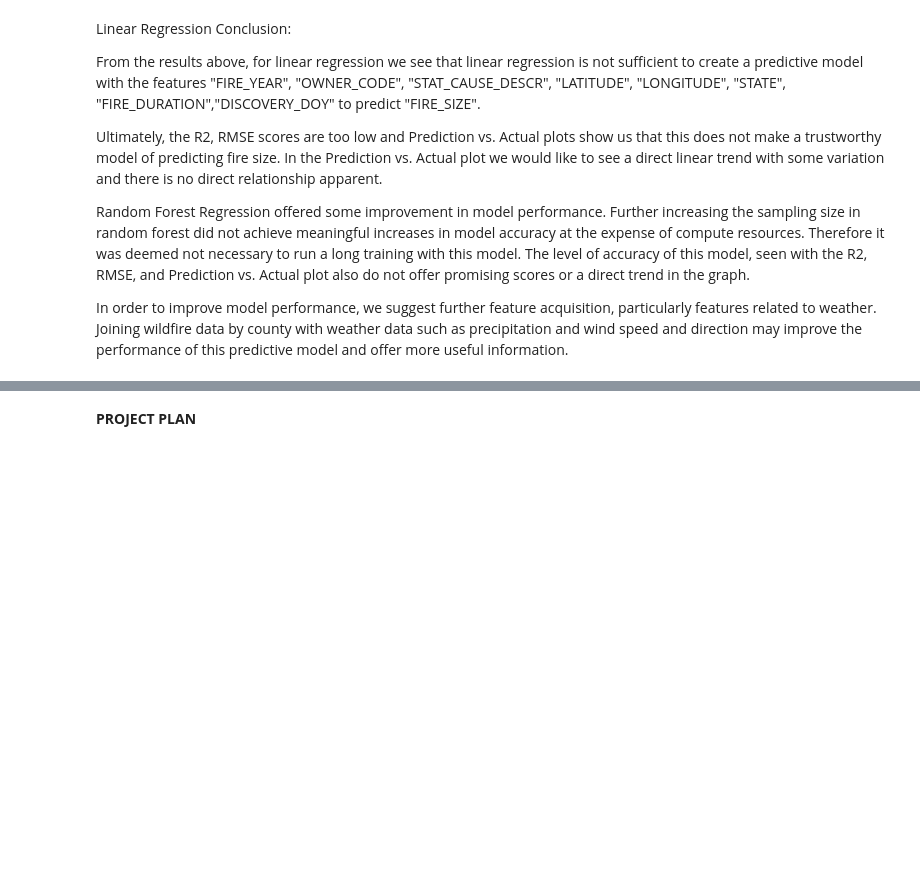
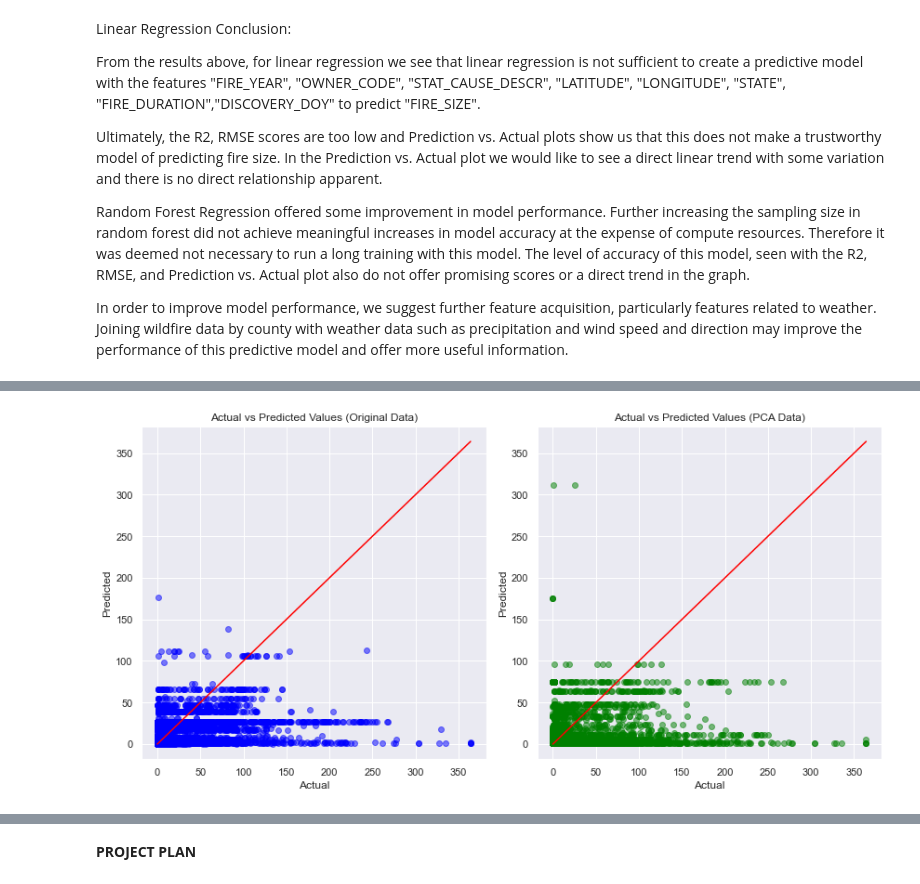
Before and after one commit to connormccoll/fire-scope, a Jupyter notebook: fireScope.ipynb, the cells around one changed output, grey strips where cells are left out. Cells and saved outputs as stored; diff of their text form; code cells hidden in the pictures; blank space fills up the shorter version.

```diff
--- a/fireScope.ipynb
+++ b/fireScope.ipynb
@@ -571,3 +605,0 @@ y = wildfire_df_full[target_variable]
-# %%
-# Split the combined dataset into training and testing sets
-X_train, X_test, y_train, y_test = train_test_split(X_combined, y, test_size=0.3, random_state=42)
@@ -608,0 +655,24 @@ plt.show()
+# %%
+# Plotting the comparison
+plt.figure(figsize=(12, 6))
+
+# Scatter plot for original data
+plt.subplot(1, 2, 1)
+plt.scatter(y_test, y_pred_original, alpha=0.5, color='blue')
+plt.xlabel('Actual')
+plt.ylabel('Predicted')
+plt.title('Actual vs Predicted Values (Original Data)')
+plt.plot([min(y_test), max(y_test)], [min(y_test), max(y_test)], color='red')
+
+# Scatter plot for PCA data
+plt.subplot(1, 2, 2)
+plt.scatter(y_test, y_pred_pca, alpha=0.5, color='green')
+plt.xlabel('Actual')
+plt.ylabel('Predicted')
+plt.title('Actual vs Predicted Values (PCA Data)')
+plt.plot([min(y_test), max(y_test)], [min(y_test), max(y_test)], color='red')
+
+plt.tight_layout()
+plt.show()
+# %% [output]
+[figure, added]
```
Also changed, not shown: parts of 20 cells of this notebook.
